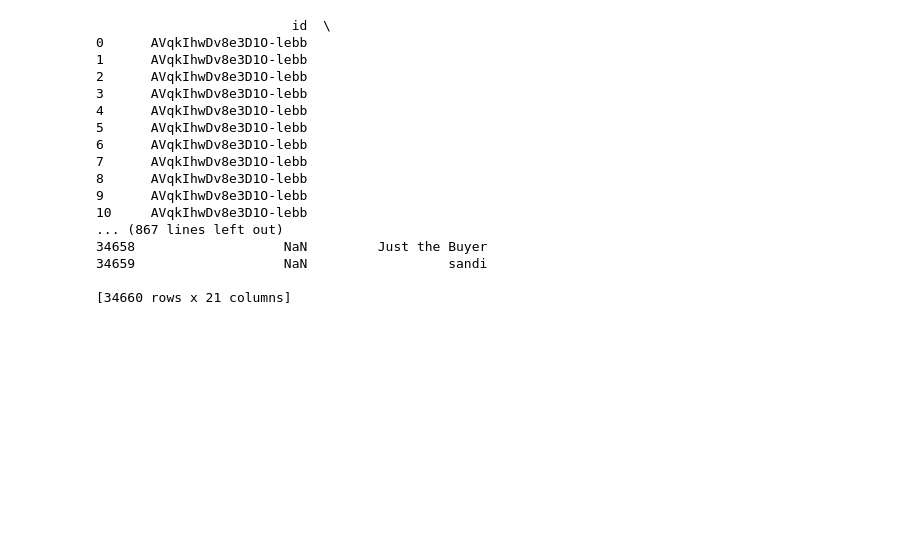
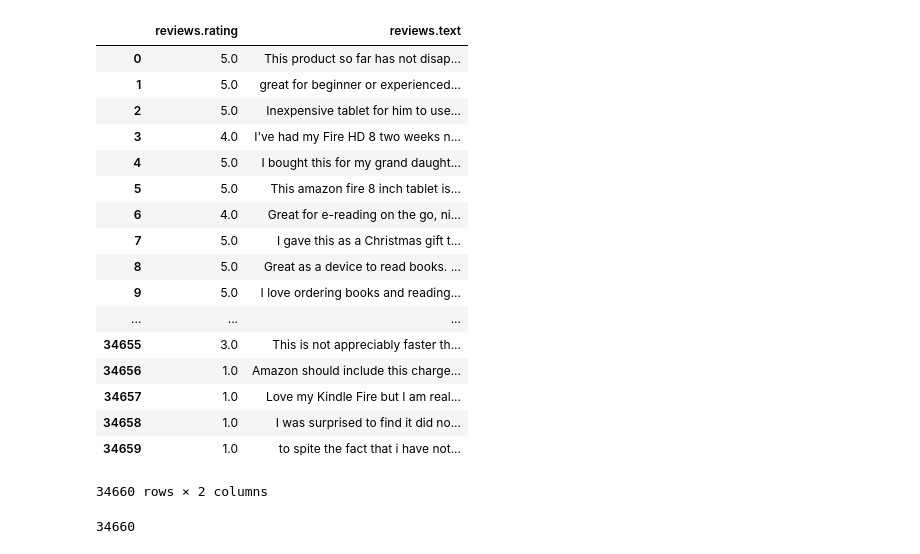
Before and after one commit to DhvanilP/Amazon-Review-Analyser, a Jupyter notebook: naive-bayes.ipynb, the cells around one changed output. Drawn from its saved outputs; the diff is of its cells as text; code cells hidden in the pictures; blank space fills up the shorter version.

```diff
--- a/naive-bayes.ipynb
+++ b/naive-bayes.ipynb
@@ -4,3 +4,5 @@ from operator import itemgetter
 import pandas as pd
 # %%
 data = pd.read_csv("data_set.csv", low_memory=False)
+# %%
+data = data[['reviews.rating', 'reviews.text']]
@@ -7,20 +13,25 @@ data = pd.read_csv("data_set.csv", low_memory=False)
+# %%
+data
+# %% [output]
+|  | reviews.rating | reviews.text |
+| 0 | 5.0 | This product so far has not disap... |
+| 1 | 5.0 | great for beginner or experienced... |
+| 2 | 5.0 | Inexpensive tablet for him to use... |
+| 3 | 4.0 | I've had my Fire HD 8 two weeks n... |
+| 4 | 5.0 | I bought this for my grand daught... |
+| 5 | 5.0 | This amazon fire 8 inch tablet is... |
+| 6 | 4.0 | Great for e-reading on the go, ni... |
+| 7 | 5.0 | I gave this as a Christmas gift t... |
+| 8 | 5.0 | Great as a device to read books. ... |
+| 9 | 5.0 | I love ordering books and reading... |
+| ... | ... | ... |
+| 34655 | 3.0 | This is not appreciably faster th... |
+| 34656 | 1.0 | Amazon should include this charge... |
+| 34657 | 1.0 | Love my Kindle Fire but I am real... |
+| 34658 | 1.0 | I was surprised to find it did no... |
+| 34659 | 1.0 | to spite the fact that i have not... |
+34660 rows × 2 columns
 # %%
-print (data)
+len(data)
 # %% [output]
-                         id  \
-0      AVqkIhwDv8e3D1O-lebb
-1      AVqkIhwDv8e3D1O-lebb
-2      AVqkIhwDv8e3D1O-lebb
-3      AVqkIhwDv8e3D1O-lebb
-4      AVqkIhwDv8e3D1O-lebb
-5      AVqkIhwDv8e3D1O-lebb
-6      AVqkIhwDv8e3D1O-lebb
-7      AVqkIhwDv8e3D1O-lebb
-8      AVqkIhwDv8e3D1O-lebb
-9      AVqkIhwDv8e3D1O-lebb
-10     AVqkIhwDv8e3D1O-lebb
-... (867 lines left out)
-34658                   NaN         Just the Buyer
-34659                   NaN                  sandi
-
-[34660 rows x 21 columns]
+34660
```
Also changed, not shown: parts of 2 cells of this notebook.
